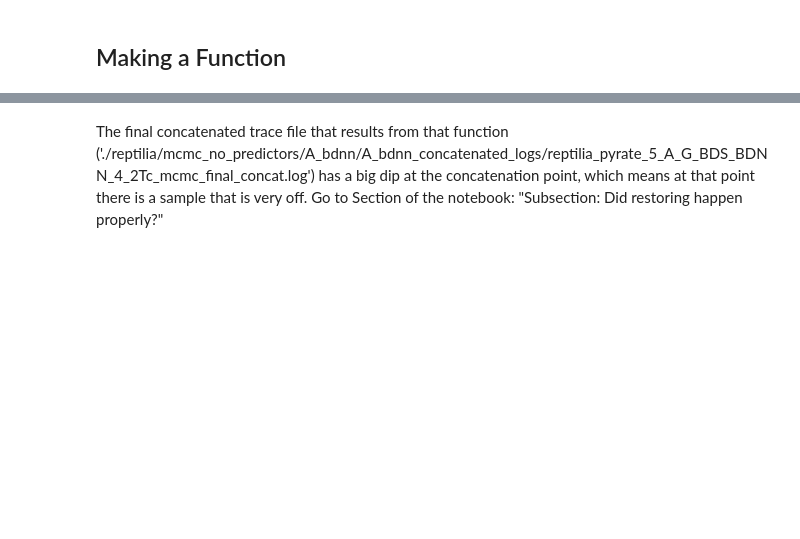
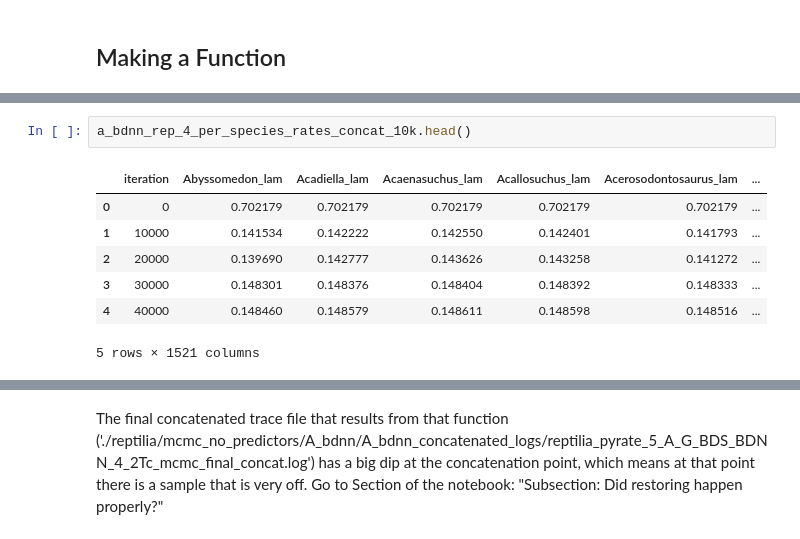
Before and after one commit to shelleylwang/pt_diversity_rates, a Jupyter notebook: mcmc_logs_eda.ipynb, the cells around one changed output, grey strips where cells are left out. Cells and saved outputs as stored; diff of their text form; blank space fills up the shorter version.

```diff
--- a/mcmc_logs_eda.ipynb
+++ b/mcmc_logs_eda.ipynb
@@ -297 +308,11 @@ def concatenate_logs(original_log, restored_log, output_log):
+# %%
+a_bdnn_rep_4_per_species_rates_concat_10k.head()
+# %% [output]
+|  | iteration | Abyssomedon_lam | Acadiella_lam | Acaenasuchus_lam | Acallosuchus_lam | Acerosodontosaurus_lam | ... |
+| 0 | 0 | 0.702179 | 0.702179 | 0.702179 | 0.702179 | 0.702179 | ... |
+| 1 | 10000 | 0.141534 | 0.142222 | 0.142550 | 0.142401 | 0.141793 | ... |
+| 2 | 20000 | 0.139690 | 0.142777 | 0.143626 | 0.143258 | 0.141272 | ... |
+| 3 | 30000 | 0.148301 | 0.148376 | 0.148404 | 0.148392 | 0.148333 | ... |
+| 4 | 40000 | 0.148460 | 0.148579 | 0.148611 | 0.148598 | 0.148516 | ... |
+5 rows × 1521 columns
 # %%
```
Also changed, not shown: parts of 4 cells of this notebook, 1 other file.
